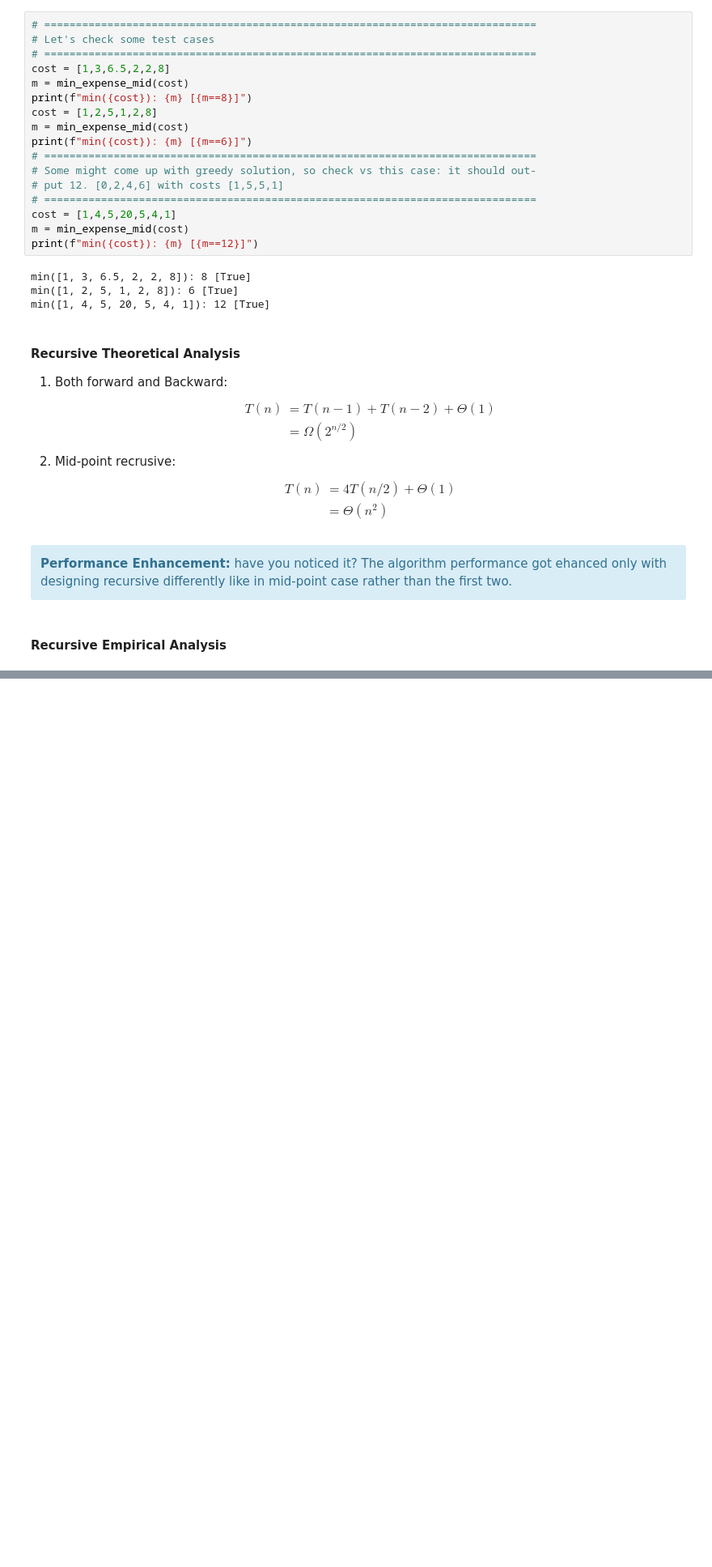
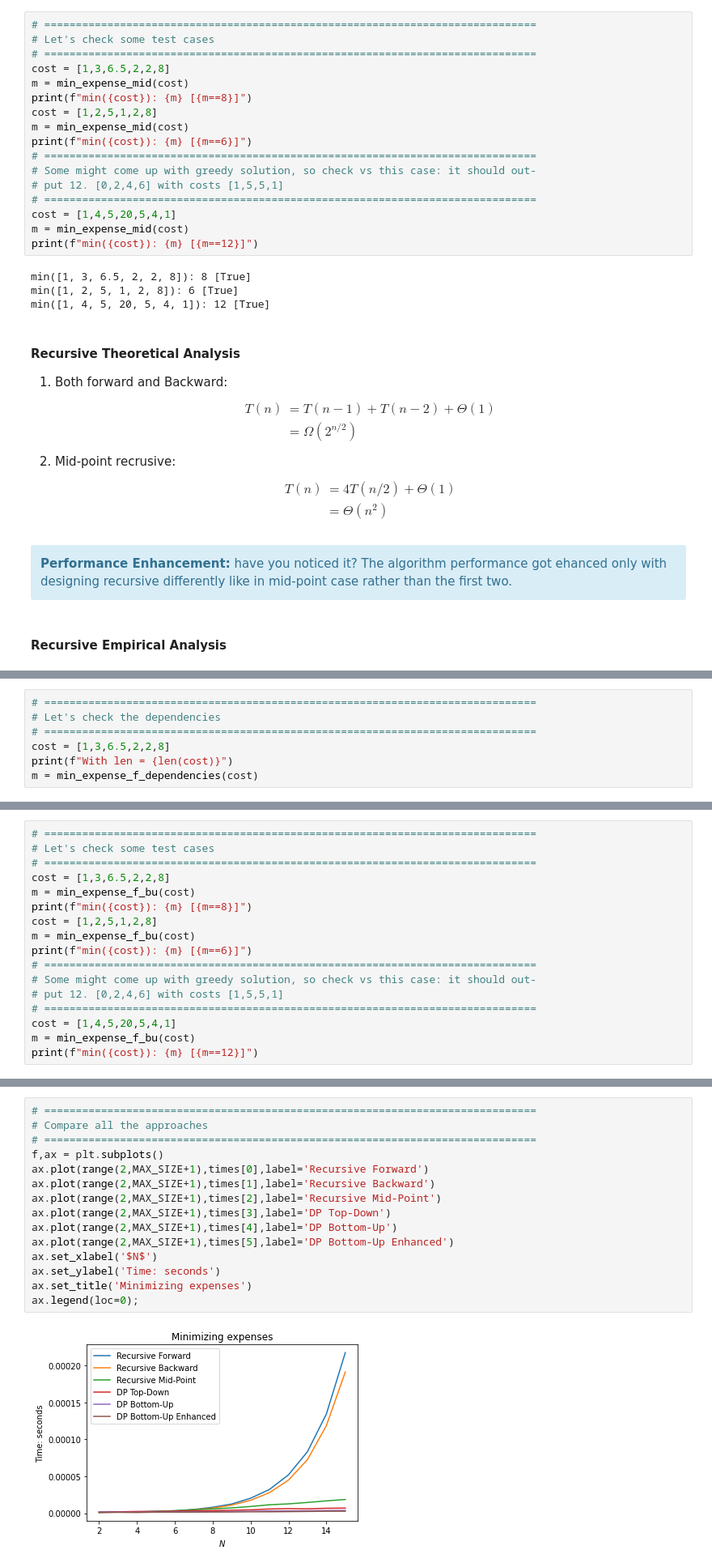
Before and after one commit to ammarSherif/Analysis-and-Design-of-Algorithms-Tutorials, a Jupyter notebook: Module 05: Dynamic Programming/Module 05: Dynamic Programming.ipynb, the cells around one changed output, grey strips where cells are left out. Shown at 81% size. Cells and saved outputs as stored; diff of their text form; blank space fills up the shorter version.

Commit message:
Added DP Solutions to Student Transportation example

```diff
--- a/Module 05: Dynamic Programming/Module 05: Dynamic Programming.ipynb
+++ b/Module 05: Dynamic Programming/Module 05: Dynamic Programming.ipynb
@@ -852,0 +1100,7 @@ ax.legend(loc=0);
+# %%
+# ==============================================================================
+# Let's check the dependencies
+# ==============================================================================
+cost = [1,3,6.5,2,2,8]
+print(f"With len = {len(cost)}")
+m = min_expense_f_dependencies(cost)
@@ -852,0 +1163,17 @@ ax.legend(loc=0);
+# %%
+# ==============================================================================
+# Let's check some test cases
+# ==============================================================================
+cost = [1,3,6.5,2,2,8]
+m = min_expense_f_bu(cost)
+print(f"min({cost}): {m} [{m==8}]")
+cost = [1,2,5,1,2,8]
+m = min_expense_f_bu(cost)
+print(f"min({cost}): {m} [{m==6}]")
+# ==============================================================================
+# Some might come up with greedy solution, so check vs this case: it should out-
+# put 12. [0,2,4,6] with costs [1,5,5,1]
+# ==============================================================================
+cost = [1,4,5,20,5,4,1]
+m = min_expense_f_bu(cost)
+print(f"min({cost}): {m} [{m==12}]")
@@ -852,0 +1315,17 @@ ax.legend(loc=0);
+# %%
+# ==============================================================================
+# Compare all the approaches
+# ==============================================================================
+f,ax = plt.subplots()
+ax.plot(range(2,MAX_SIZE+1),times[0],label='Recursive Forward')
+ax.plot(range(2,MAX_SIZE+1),times[1],label='Recursive Backward')
+ax.plot(range(2,MAX_SIZE+1),times[2],label='Recursive Mid-Point')
+ax.plot(range(2,MAX_SIZE+1),times[3],label='DP Top-Down')
+ax.plot(range(2,MAX_SIZE+1),times[4],label='DP Bottom-Up')
+ax.plot(range(2,MAX_SIZE+1),times[5],label='DP Bottom-Up Enhanced')
+ax.set_xlabel('$N$')
+ax.set_ylabel('Time: seconds')
+ax.set_title('Minimizing expenses')
+ax.legend(loc=0);
+# %% [output]
+[figure, added]
```
Also changed, not shown: parts of 27 cells of this notebook.
